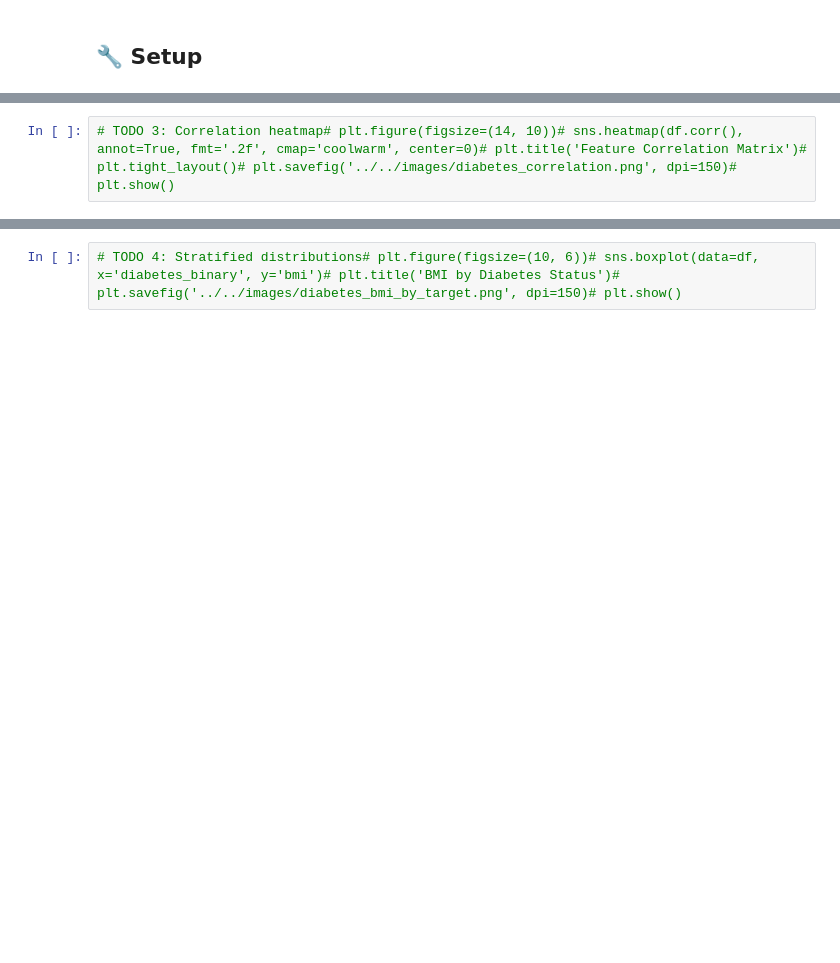
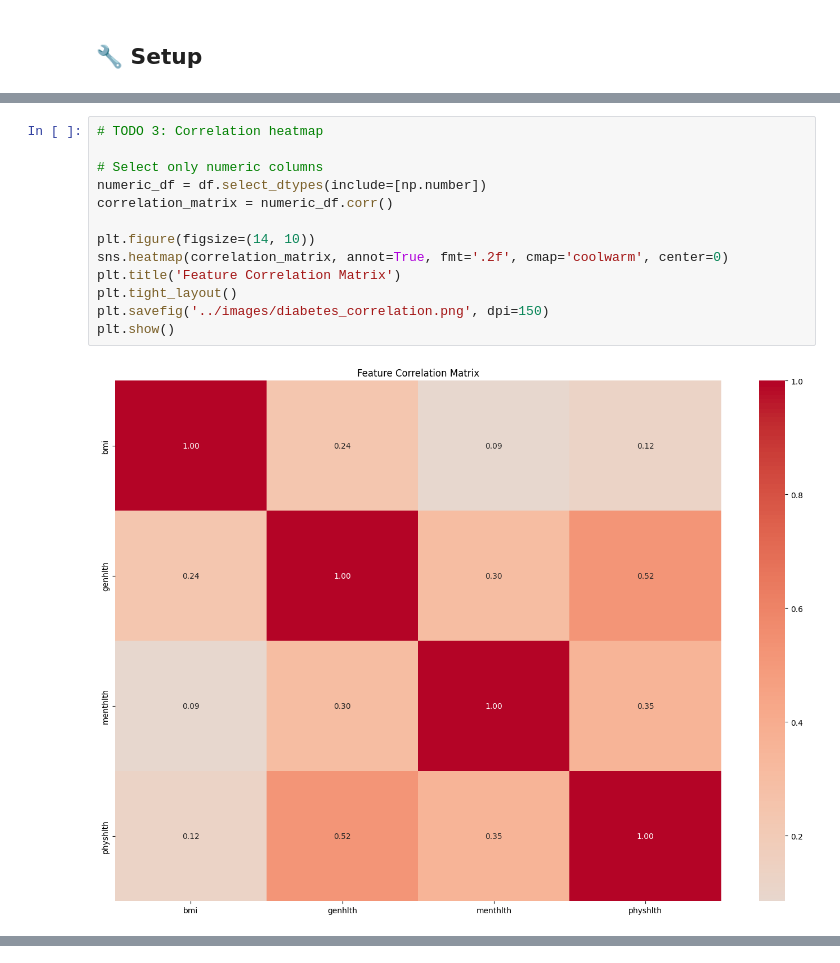
Before and after one commit to Tuminha/PyTorch-Capstone-Project, a Jupyter notebook: projects/01_diabetes_tabular/notebooks/04_eda_visualization.ipynb, the cells around one changed output, grey strips where cells are left out. Saved outputs shown, nothing was run; the diff lists cells and outputs as text; blank space fills up the shorter version.

```diff
--- a/projects/01_diabetes_tabular/notebooks/04_eda_visualization.ipynb
+++ b/projects/01_diabetes_tabular/notebooks/04_eda_visualization.ipynb
@@ -17,3 +97,16 @@
 # %%
-# TODO 3: Correlation heatmap# plt.figure(figsize=(14, 10))# sns.heatmap(df.corr(), annot=True, fmt='.2f', cmap='coolwarm', center=0)# plt.title('Feature Correlation Matrix')# plt.tight_layout()# plt.savefig('../../images/diabetes_correlation.png', dpi=150)# plt.show()
+# TODO 3: Correlation heatmap
+
+# Select only numeric columns
+numeric_df = df.select_dtypes(include=[np.number])
+correlation_matrix = numeric_df.corr()
+
+plt.figure(figsize=(14, 10))
+sns.heatmap(correlation_matrix, annot=True, fmt='.2f', cmap='coolwarm', center=0)
+plt.title('Feature Correlation Matrix')
+plt.tight_layout()
+plt.savefig('../images/diabetes_correlation.png', dpi=150)
+plt.show()
+# %% [output]
+[figure, added]
 # %% [markdown]
@@ -21,2 +121,0 @@
-# %%
-# TODO 4: Stratified distributions# plt.figure(figsize=(10, 6))# sns.boxplot(data=df, x='diabetes_binary', y='bmi')# plt.title('BMI by Diabetes Status')# plt.savefig('../../images/diabetes_bmi_by_target.png', dpi=150)# plt.show()
```
Also changed, not shown: parts of 7 cells of this notebook, 8 other files.
